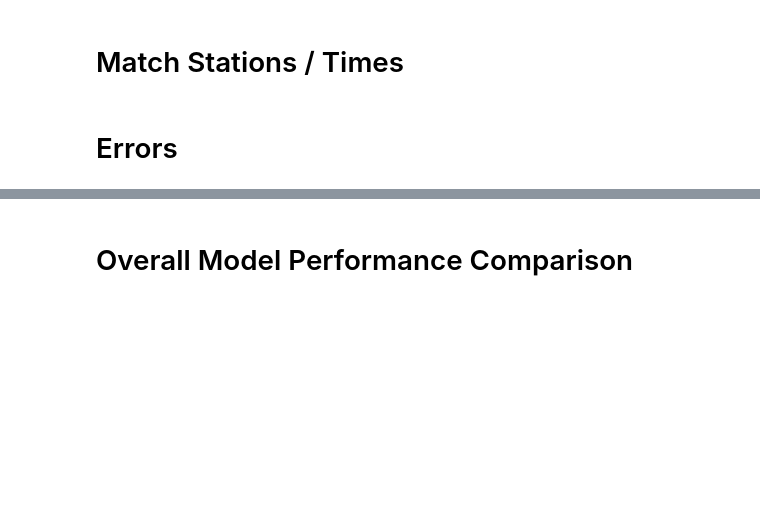
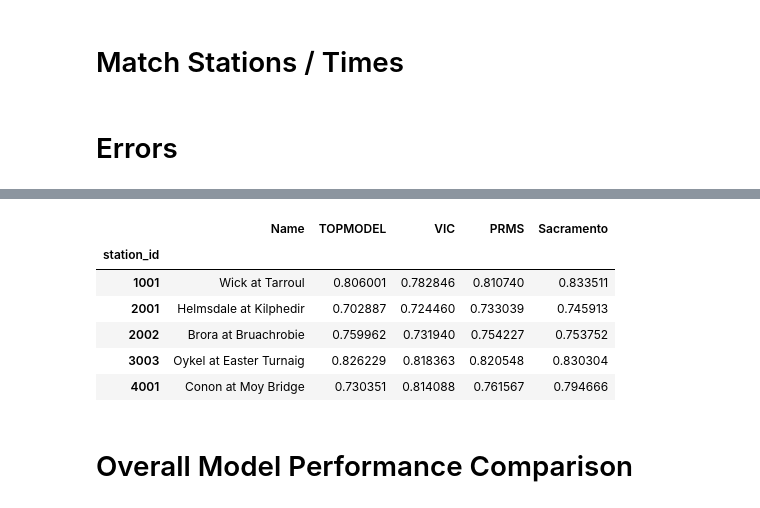
Before and after one commit to ECMWFCode4Earth/ml_drought, a Jupyter notebook: notebooks/draft/48_a_ML_model_errors.ipynb, the cells around one changed output, grey strips where cells are left out. Saved outputs shown, nothing was run; the diff lists cells and outputs as text; code cells hidden in the pictures; blank space fills up the shorter version.

```diff
--- a/notebooks/draft/48_a_ML_model_errors.ipynb
+++ b/notebooks/draft/48_a_ML_model_errors.ipynb
@@ -286,3 +297,13 @@ fuse_bias = fuse_errors.drop(['nse', 'r2', 'rmse'], axis=1, level=1).droplevel(a
+# %%
+fuse_nse_df.head()
+# %% [output]
+|  | Name | TOPMODEL | VIC | PRMS | Sacramento |
+| station_id |  |  |  |  |  |
+| 1001 | Wick at Tarroul | 0.806001 | 0.782846 | 0.810740 | 0.833511 |
+| 2001 | Helmsdale at Kilphedir | 0.702887 | 0.724460 | 0.733039 | 0.745913 |
+| 2002 | Brora at Bruachrobie | 0.759962 | 0.731940 | 0.754227 | 0.753752 |
+| 3003 | Oykel at Easter Turnaig | 0.826229 | 0.818363 | 0.820548 | 0.830304 |
+| 4001 | Conon at Moy Bridge | 0.730351 | 0.814088 | 0.761567 | 0.794666 |
 # %% [markdown]
 # Overall Model Performance Comparison
 # %%
```
Also changed, not shown: parts of 34 cells of this notebook, 3 other files.
